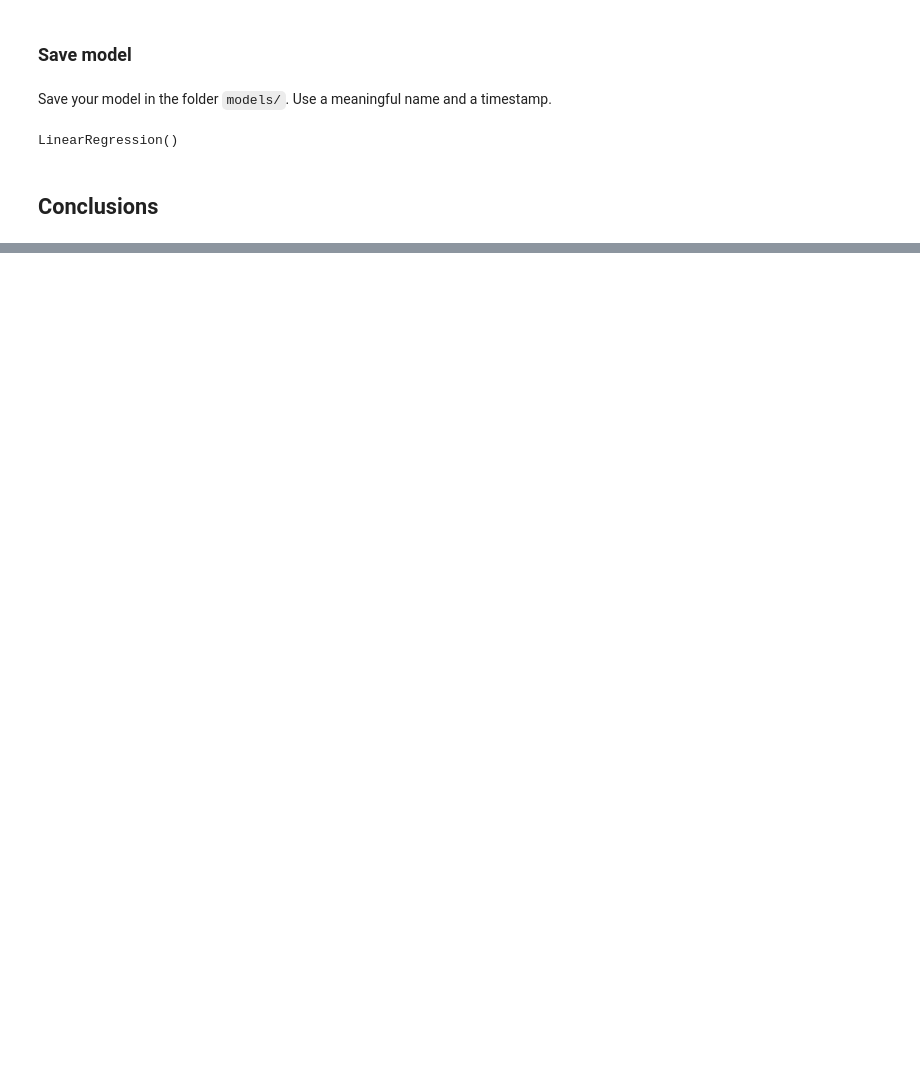
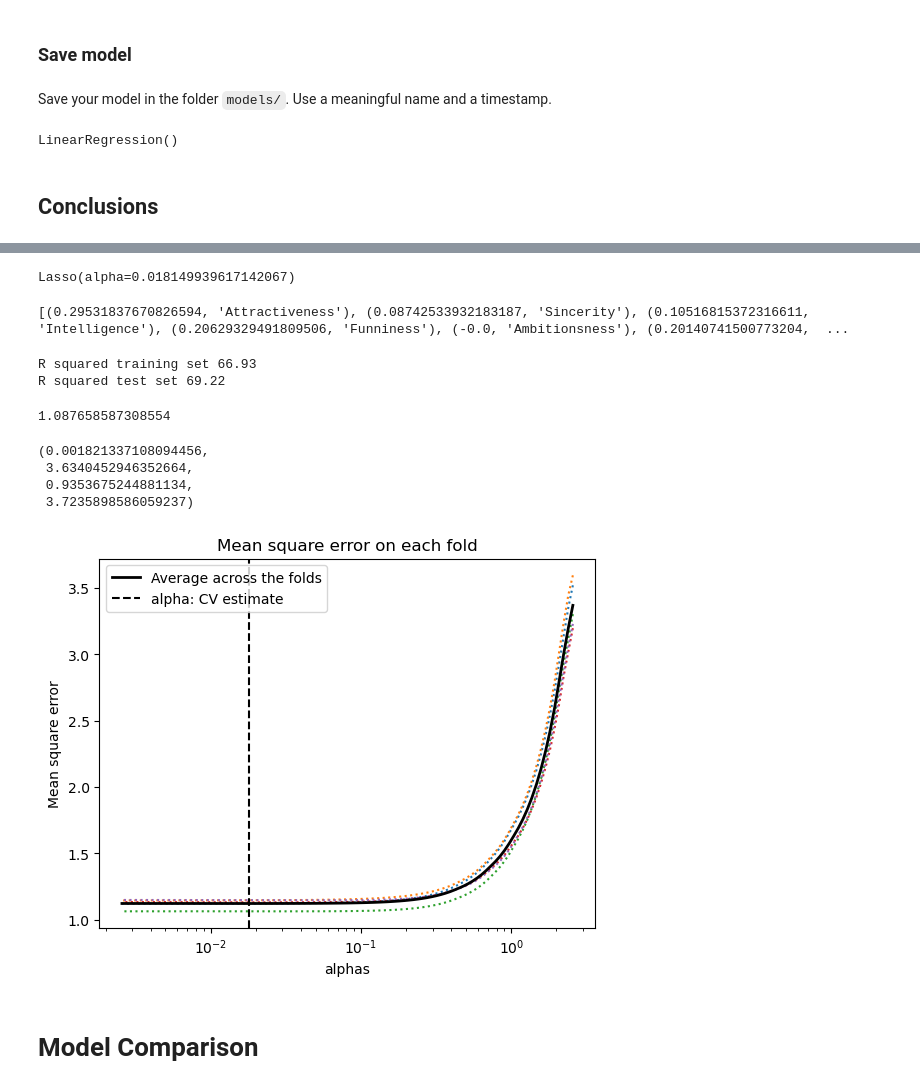
Before and after one commit to SvenWeiss-HDM/Projektgruppe_A, a Jupyter notebook: notebooks/draft-analysis_r.ipynb, the cells around one changed output, grey strips where cells are left out. Cells and saved outputs as stored; diff of their text form; code cells hidden in the pictures; blank space fills up the shorter version.

Commit message:
Add Comparison

```diff
--- a/notebooks/draft-analysis_r.ipynb
+++ b/notebooks/draft-analysis_r.ipynb
@@ -508,0 +482,3 @@ LinearRegression()
+# %%
+lasso = LassoCV(cv=5,random_state=0,max_iter=15000)
+lasso.fit(X_train,y_train)
@@ -508,0 +491,20 @@ LinearRegression()
+# %%
+# Set best alpha
+lasso_best = Lasso(alpha=lasso.alpha_)
+lasso_best.fit(X_train, y_train)
+# %% [output]
+Lasso(alpha=0.018149939617142067)
+# %%
+print(list(zip(lasso_best.coef_, X)))
+# %% [output]
+[(0.29531837670826594, 'Attractiveness'), (0.08742533932183187, 'Sincerity'), (0.10516815372316611, 'Intelligence'), (0.20629329491809506, 'Funniness'), (-0.0, 'Ambitionsness'), (0.20140741500773204,  ...
+# %%
+print('R squared training set', round(lasso_best.score(X_train, y_train)*100, 2))
+print('R squared test set', round(lasso_best.score(X_test, y_test)*100, 2))
+# %% [output]
+R squared training set 66.93
+R squared test set 69.22
+# %%
+mean_squared_error(y_test, lasso_best.predict(X_test))
+# %% [output]
+1.087658587308554
@@ -508,0 +518,26 @@ LinearRegression()
+# %%
+plt.semilogx(lasso.alphas_, lasso.mse_path_, ":")
+plt.plot(
+    lasso.alphas_ ,
+    lasso.mse_path_.mean(axis=-1),
+    "k",
+    label="Average across the folds",
+    linewidth=2,
+)
+plt.axvline(
+    lasso.alpha_, linestyle="--", color="k", label="alpha: CV estimate"
+)
+
+plt.legend()
+plt.xlabel("alphas")
+plt.ylabel("Mean square error")
+plt.title("Mean square error on each fold")
+plt.axis("tight")
+# %% [output]
+(0.001821337108094456,
+ 3.6340452946352664,
+ 0.9353675244881134,
+ 3.7235898586059237)
+[figure, added]
+# %% [markdown]
+# Model Comparison
```
Also changed, not shown: parts of 18 cells of this notebook, 1 other file.
